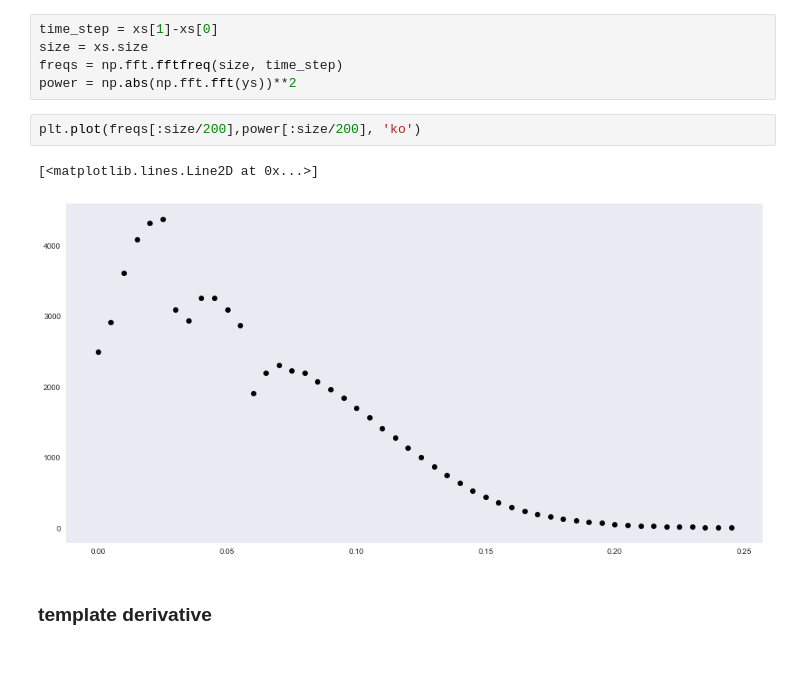
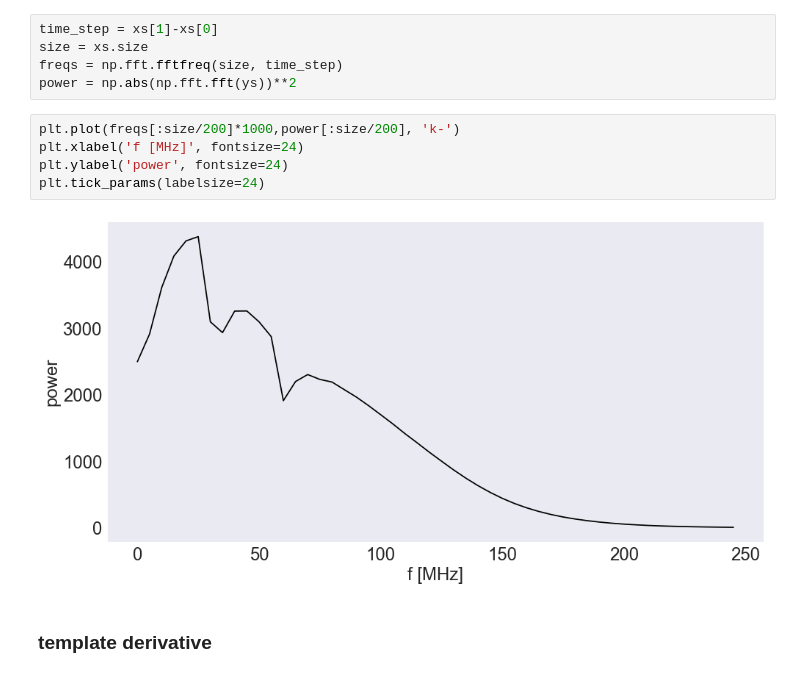
Before and after one commit to atfienberg/gm2-jupyter-notebooks, a Jupyter notebook: commissioningRunLaserTemplateComparisons.ipynb, the cells around one changed output. Saved outputs shown, nothing was run; the diff lists cells and outputs as text.

Commit message:
labels on fft

```diff
--- a/commissioningRunLaserTemplateComparisons.ipynb
+++ b/commissioningRunLaserTemplateComparisons.ipynb
@@ -215,10 +215,12 @@ size = xs.size
 freqs = np.fft.fftfreq(size, time_step)
 power = np.abs(np.fft.fft(ys))**2
 # %%
-plt.plot(freqs[:size/200],power[:size/200], 'ko')
+plt.plot(freqs[:size/200]*1000,power[:size/200], 'k-')
+plt.xlabel('f [MHz]', fontsize=24)
+plt.ylabel('power', fontsize=24)
+plt.tick_params(labelsize=24)
 # %% [output]
-[<matplotlib.lines.Line2D at 0x...>]
-[figure, old version]
+[figure, new version]
 # %% [markdown]
 ### template derivative
 # %%
```
